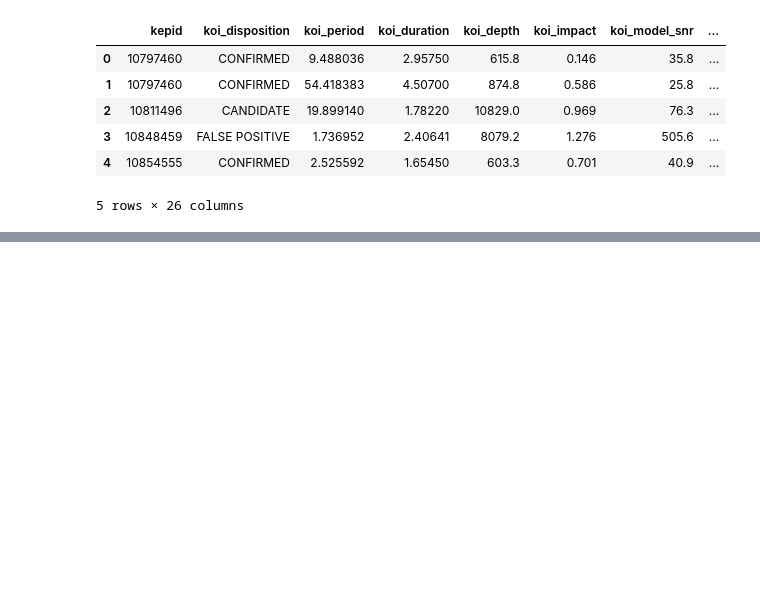
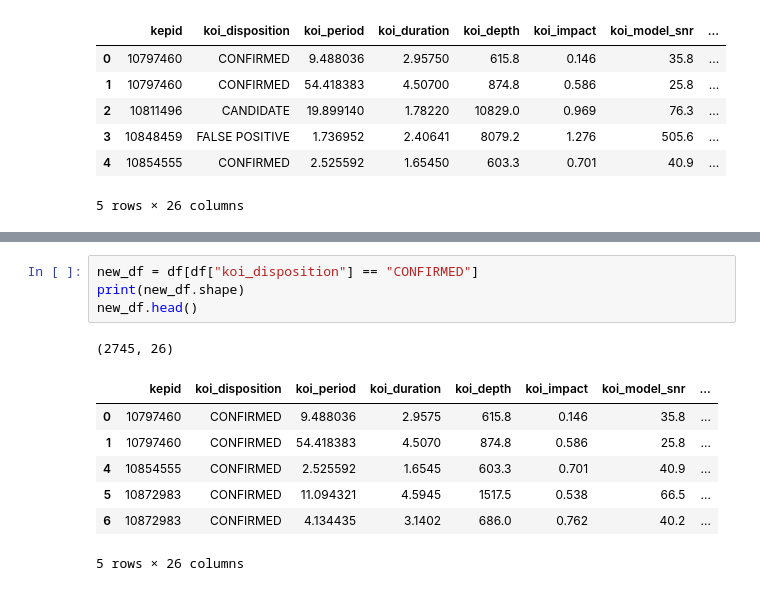
Before and after one commit to drachmacollector/Stellar-Analytics, a Jupyter notebook: Stellar_Analytics.ipynb, the cells around one changed output, grey strips where cells are left out. Saved outputs shown, nothing was run; the diff lists cells and outputs as text; blank space fills up the shorter version.

```diff
--- a/Stellar_Analytics.ipynb
+++ b/Stellar_Analytics.ipynb
@@ -489,0 +518,13 @@ df.head()
+# %%
+new_df = df[df["koi_disposition"] == "CONFIRMED"]
+print(new_df.shape)
+new_df.head()
+# %% [output]
+(2745, 26)
+|  | kepid | koi_disposition | koi_period | koi_duration | koi_depth | koi_impact | koi_model_snr | ... |
+| 0 | 10797460 | CONFIRMED | 9.488036 | 2.9575 | 615.8 | 0.146 | 35.8 | ... |
+| 1 | 10797460 | CONFIRMED | 54.418383 | 4.5070 | 874.8 | 0.586 | 25.8 | ... |
+| 4 | 10854555 | CONFIRMED | 2.525592 | 1.6545 | 603.3 | 0.701 | 40.9 | ... |
+| 5 | 10872983 | CONFIRMED | 11.094321 | 4.5945 | 1517.5 | 0.538 | 66.5 | ... |
+| 6 | 10872983 | CONFIRMED | 4.134435 | 3.1402 | 686.0 | 0.762 | 40.2 | ... |
+5 rows × 26 columns
```
Also changed, not shown: parts of 11 cells of this notebook.
